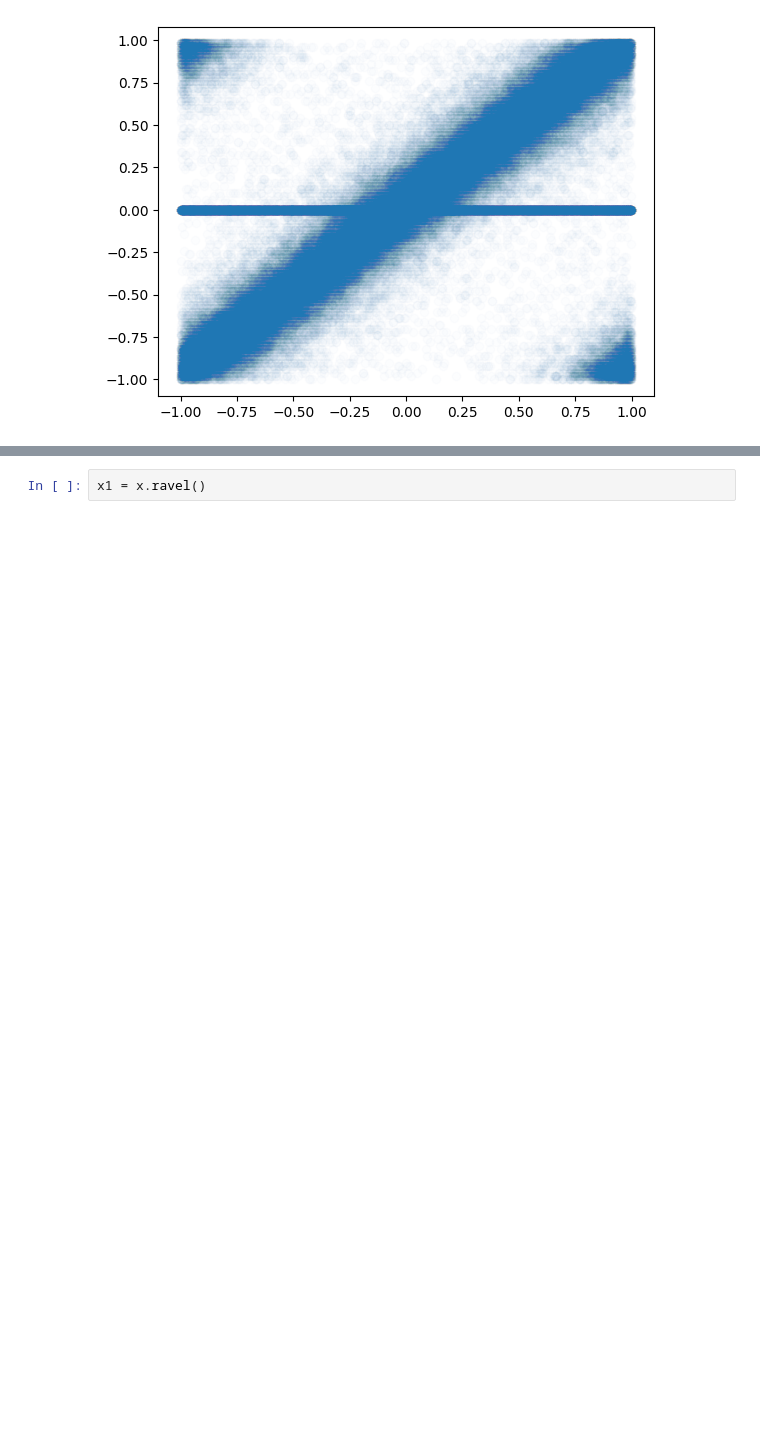
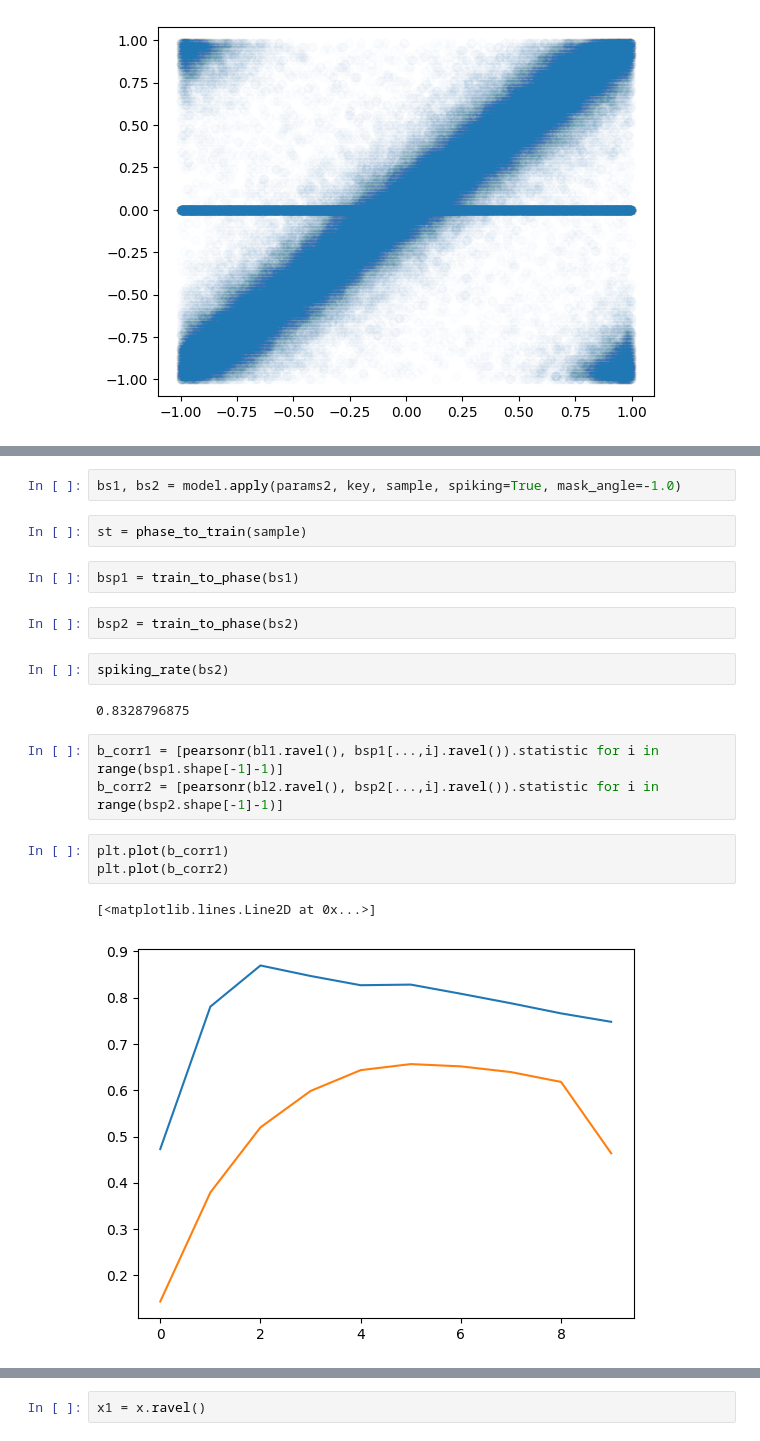
Before and after one commit to wilkieolin/phasor_jax, a Jupyter notebook: spiking test.ipynb, the cells around one changed output, grey strips where cells are left out. Drawn from its saved outputs; the diff is of its cells as text; blank space fills up the shorter version.

```diff
--- a/spiking test.ipynb
+++ b/spiking test.ipynb
@@ -101,0 +107,21 @@ spks = image_to_spk.apply(params, x)
+# %%
+bs1, bs2 = model.apply(params2, key, sample, spiking=True, mask_angle=-1.0)
+# %%
+st = phase_to_train(sample)
+# %%
+bsp1 = train_to_phase(bs1)
+# %%
+bsp2 = train_to_phase(bs2)
+# %%
+spiking_rate(bs2)
+# %% [output]
+0.8328796875
+# %%
+b_corr1 = [pearsonr(bl1.ravel(), bsp1[...,i].ravel()).statistic for i in range(bsp1.shape[-1]-1)]
+b_corr2 = [pearsonr(bl2.ravel(), bsp2[...,i].ravel()).statistic for i in range(bsp2.shape[-1]-1)]
+# %%
+plt.plot(b_corr1)
+plt.plot(b_corr2)
+# %% [output]
+[<matplotlib.lines.Line2D at 0x...>]
+[figure, added]
```
Also changed, not shown: parts of 11 cells of this notebook, 1 other file.
